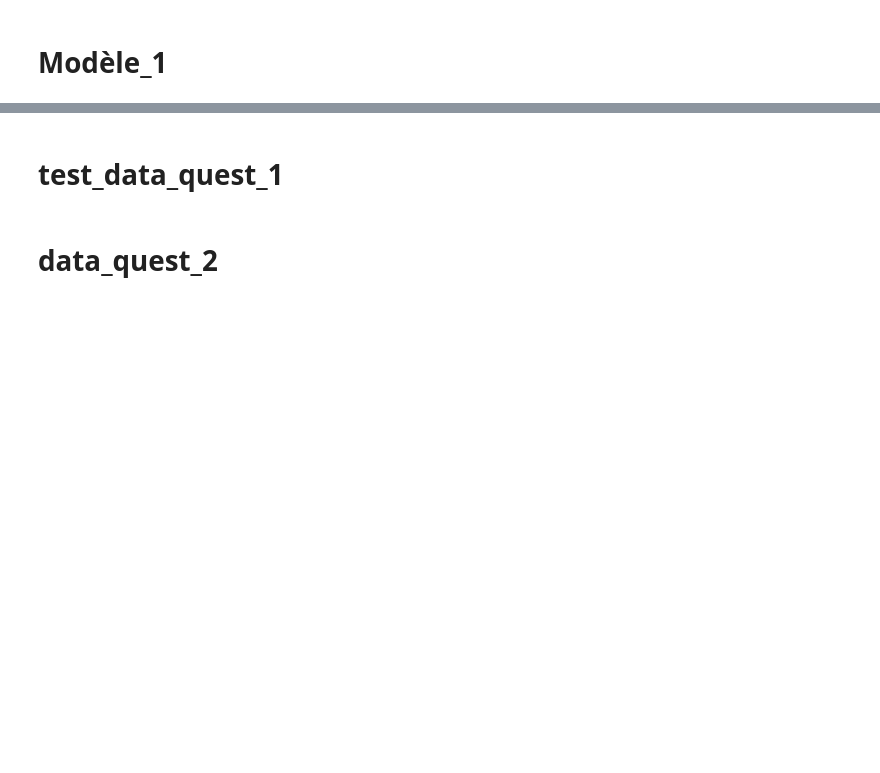
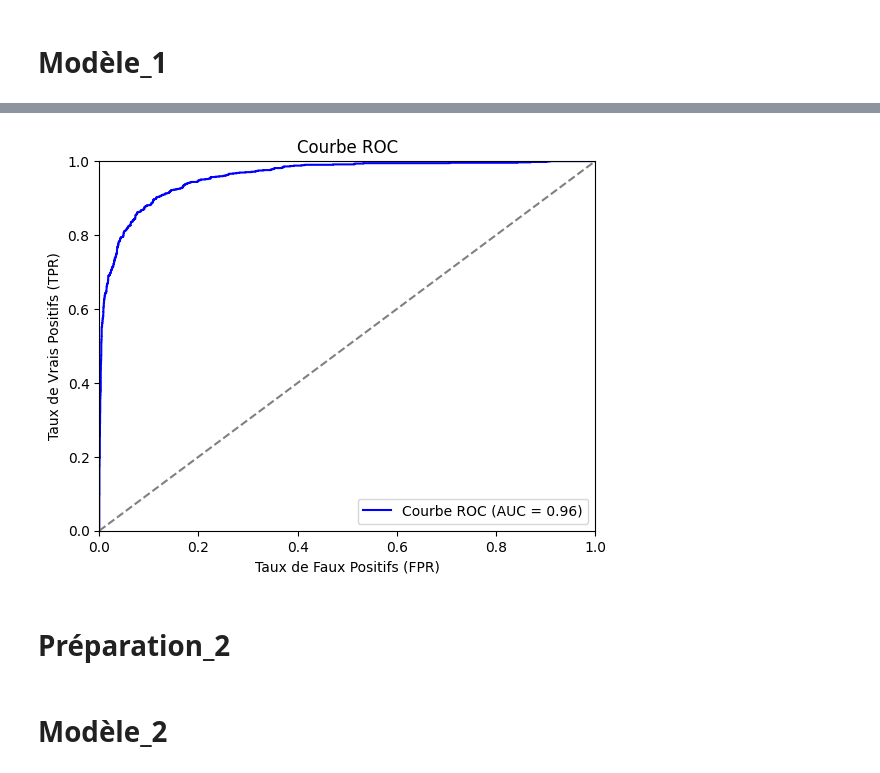
Before and after one commit to pierrebeguin/Master_2_defi_2, a Jupyter notebook: défi_2.ipynb, the cells around one changed output, grey strips where cells are left out. Saved outputs shown, nothing was run; the diff lists cells and outputs as text; code cells hidden in the pictures; blank space fills up the shorter version.

```diff
--- a/défi_2.ipynb
+++ b/défi_2.ipynb
@@ -89,12 +77,17 @@ X_train, X_test, y_train, y_test = train_test_split(X, y, test_size=0.2, random_
 # %% [markdown]
 # Modèle_1
 # %%
-# créer un modèle
-model_1 = Sequential()
-model_1.add(Embedding(input_dim=len(tokenizer.word_index) + 1, output_dim=8, input_length=max_length))
-model_1.add(LSTM(16))  # Utilisation d'une couche LSTM
-model_1.add(Dense(1, activation='sigmoid'))  # Couche de sortie binaire
+# Création du modèle de réseau de neurones
+model_1 = Sequential([
+    Embedding(input_dim=max_words, output_dim=16, input_length=max_len),
+    GlobalAveragePooling1D(),
+    Dense(16, activation='relu'),
+    Dense(1, activation='sigmoid')
+])
 
 # Compilation du modèle
 model_1.compile(optimizer='adam', loss='binary_crossentropy', metrics=['accuracy'])
+
+# Entraînement du modèle
+model_1.fit(X_train, y_train, epochs=10, batch_size=32, validation_data=(X_test, y_test))
 # %% [output]
@@ -102,3 +114,0 @@ NameError: name 'tokenizer' is not defined
-# %%
-# entraînement du modèle
-model_1.fit(X_train, y_train, epochs=10, batch_size=1, validation_data=(X_test, y_test))
@@ -122,0 +157,16 @@ print(predictions)
+# %%
+y_pred_proba = model_1.predict(X_test).ravel()
+fpr, tpr, thresholds = roc_curve(y_test, y_pred_proba)
+roc_auc = auc(fpr, tpr)
+
+plt.figure()
+plt.plot(fpr, tpr, color='blue', label=f'Courbe ROC (AUC = {roc_auc:.2f})')
+plt.plot([0, 1], [0, 1], color='gray', linestyle='--')
+plt.xlim([0.0, 1.0])
+plt.ylim([0.0, 1.0])
+plt.xlabel('Taux de Faux Positifs (FPR)')
+plt.ylabel('Taux de Vrais Positifs (TPR)')
+plt.title('Courbe ROC')
+plt.legend(loc="lower right")
+plt.show()
+# %% [output]
@@ -123,2 +174,3 @@ print(predictions)
+[figure, added]
 # %% [markdown]
-# test_data_quest_1
+# Préparation_2
@@ -143,2 +200,2 @@ y_pred.value_counts()
 # %% [markdown]
-# data_quest_2
+# Modèle_2
```
Also changed, not shown: parts of 32 cells of this notebook.
